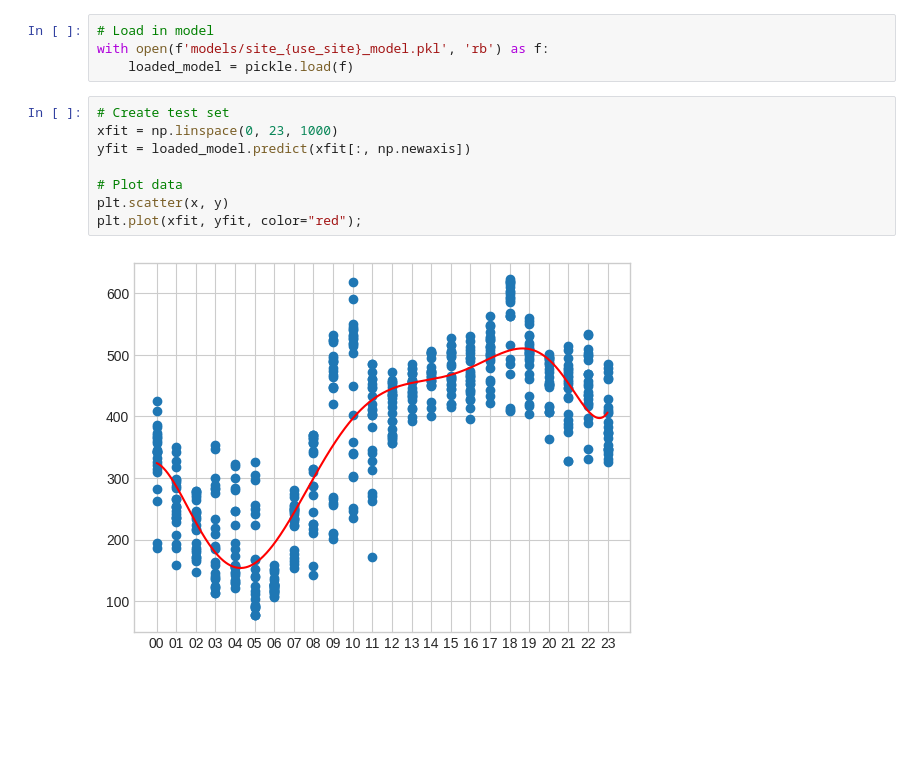
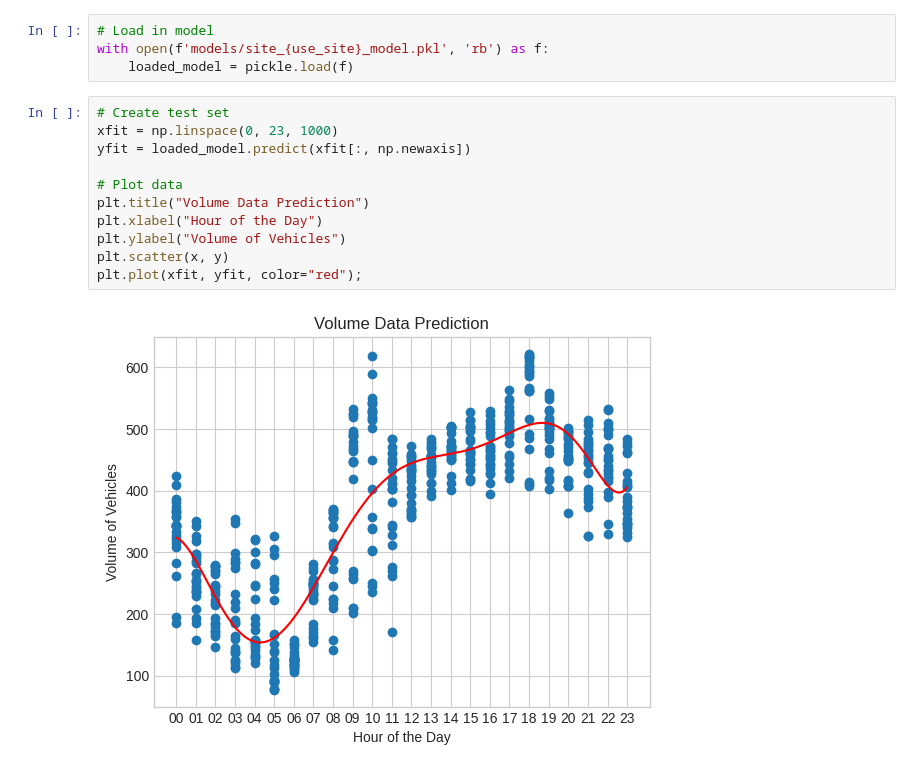
Before and after one commit to NotYetTerminal/Traffic-Analysis-Linear-Regression, a Jupyter notebook: Notebooks/LinearRegressionTrafficVolume.ipynb, the cells around one changed output. Saved outputs shown, nothing was run; the diff lists cells and outputs as text; blank space fills up the shorter version.

```diff
--- a/Notebooks/LinearRegressionTrafficVolume.ipynb
+++ b/Notebooks/LinearRegressionTrafficVolume.ipynb
@@ -218,13 +232,16 @@ with open(f'models/site_{use_site}_model.pkl', 'rb') as f:
 # %%
 # Create test set
 xfit = np.linspace(0, 23, 1000)
 yfit = loaded_model.predict(xfit[:, np.newaxis])
 
 # Plot data
+plt.title("Volume Data Prediction")
+plt.xlabel("Hour of the Day")
+plt.ylabel("Volume of Vehicles")
 plt.scatter(x, y)
 plt.plot(xfit, yfit, color="red");
 # %% [output]
-[figure, old version]
+[figure, new version]
 # %%
 # Run for all sites
 site_numbers = cleaned_data_sorted['Site'].unique()
```
Also changed, not shown: parts of 4 cells of this notebook, 1 other file.
